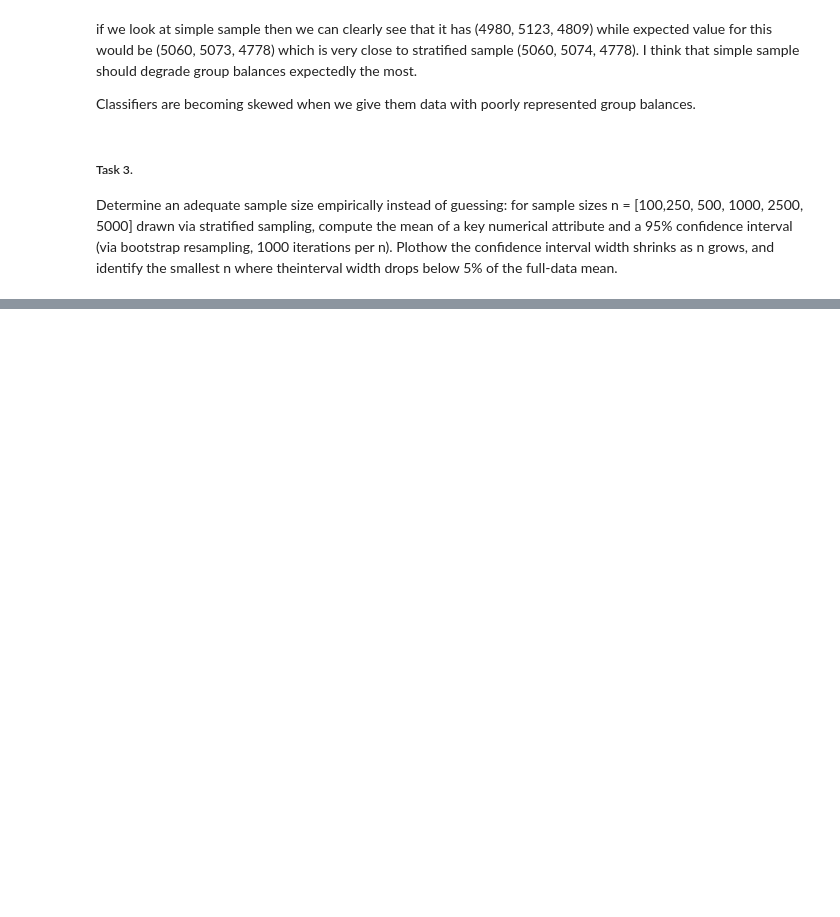
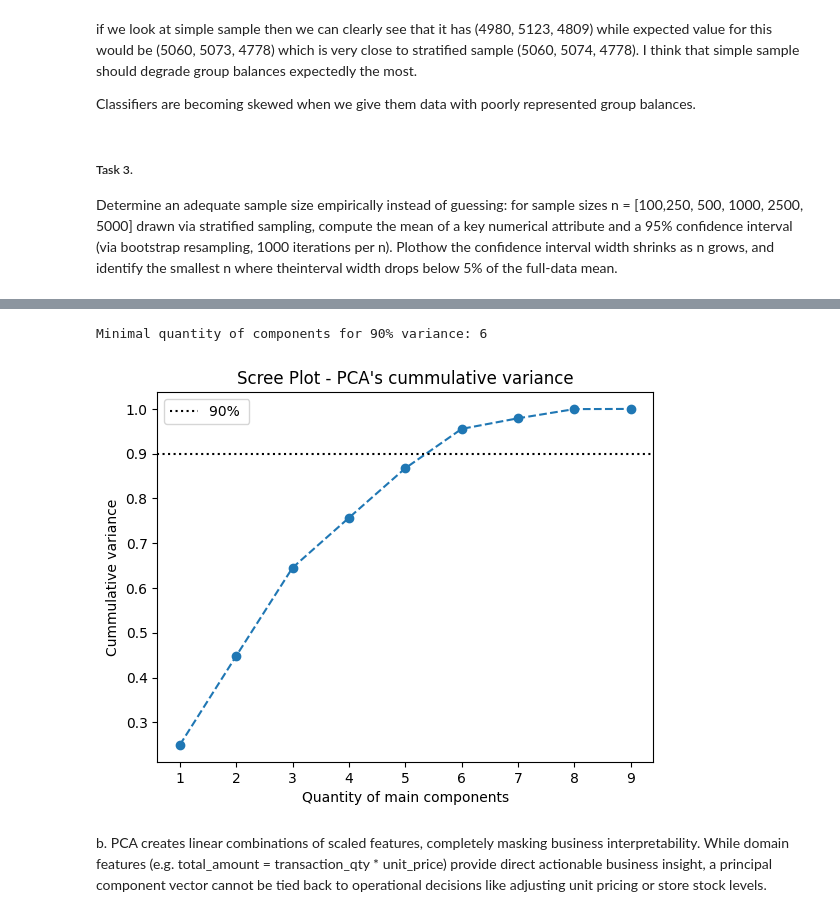
Before and after one commit to whaattisit/Data-Mining, a Jupyter notebook: practice 1/practice_1.ipynb, the cells around one changed output, grey strips where cells are left out. Drawn from its saved outputs; the diff is of its cells as text; code cells hidden in the pictures; blank space fills up the shorter version.

```diff
--- a/practice 1/practice_1.ipynb
+++ b/practice 1/practice_1.ipynb
@@ -659,0 +809,13 @@ for i in n:
+# %%
+df['transaction_date'] = pd.to_datetime(df['transaction_date'])
+df['month'] = df['transaction_date'].dt.month
+df['day_of_week'] = df['transaction_date'].dt.dayofweek
+df['is_weekend'] = df['day_of_week'].isin([5, 6]).astype(int)
+
+df['hour'] = pd.to_datetime(df['transaction_time'].astype(str)).dt.hour
+
+# Cyclic
+df['hour_sin'] = np.sin(2 * np.pi * df['hour'] / 24)
+df['hour_cos'] = np.cos(2 * np.pi * df['hour'] / 24)
+df['month_sin'] = np.sin(2 * np.pi * df['month'] / 12)
+df['month_cos'] = np.cos(2 * np.pi * df['month'] / 12)
@@ -659,0 +825,43 @@ for i in n:
+# %%
+from sklearn.preprocessing import StandardScaler, OneHotEncoder
+from sklearn.compose import ColumnTransformer
+from sklearn.decomposition import PCA
+from sklearn.ensemble import RandomForestRegressor
+
+# PCA numeric features
+numeric_cols_pca = [
+    'transaction_qty', 'unit_price', 'total_amount',
+    'hour', 'month', 'day_of_week', 'is_weekend',
+    'price_ratio_to_store_cat_avg', 'qty_ratio_to_store_avg'
+]
+
+X_numeric = df[numeric_cols_pca].fillna(0)
+
+# PCA scaling
+scaler_pca = StandardScaler()
+X_numeric_scaled = scaler_pca.fit_transform(X_numeric)
+
+# PCA learning
+pca = PCA()
+pca.fit(X_numeric_scaled)
+
+cum_variance = np.cumsum(pca.explained_variance_ratio_)
+n_components_90 = np.argmax(cum_variance >= 0.90) + 1
+
+print(f"Minimal quantity of components for 90% variance: {n_components_90}")
+
+# Scree Plot plotting
+plt.figure()
+plt.plot(range(1, len(cum_variance) + 1), cum_variance, marker='o', linestyle='--')
+plt.axhline(y=0.90, color='black', linestyle=':', label='90% ')
+plt.xlabel('Quantity of main components')
+plt.ylabel('Cummulative variance')
+plt.title('Scree Plot - PCA\'s cummulative variance')
+plt.legend()
+
+plt.show()
+# %% [output]
+Minimal quantity of components for 90% variance: 6
+[figure, added]
+# %% [markdown]
+b. PCA creates linear combinations of scaled features, completely masking business interpretability. While domain features (e.g. total_amount = transaction_qty * unit_price) provide direct actionable business insight, a principal component vector cannot be tied back to operational decisions like adjusting unit pricing or store stock levels.
```
Also changed, not shown: parts of 24 cells of this notebook.
